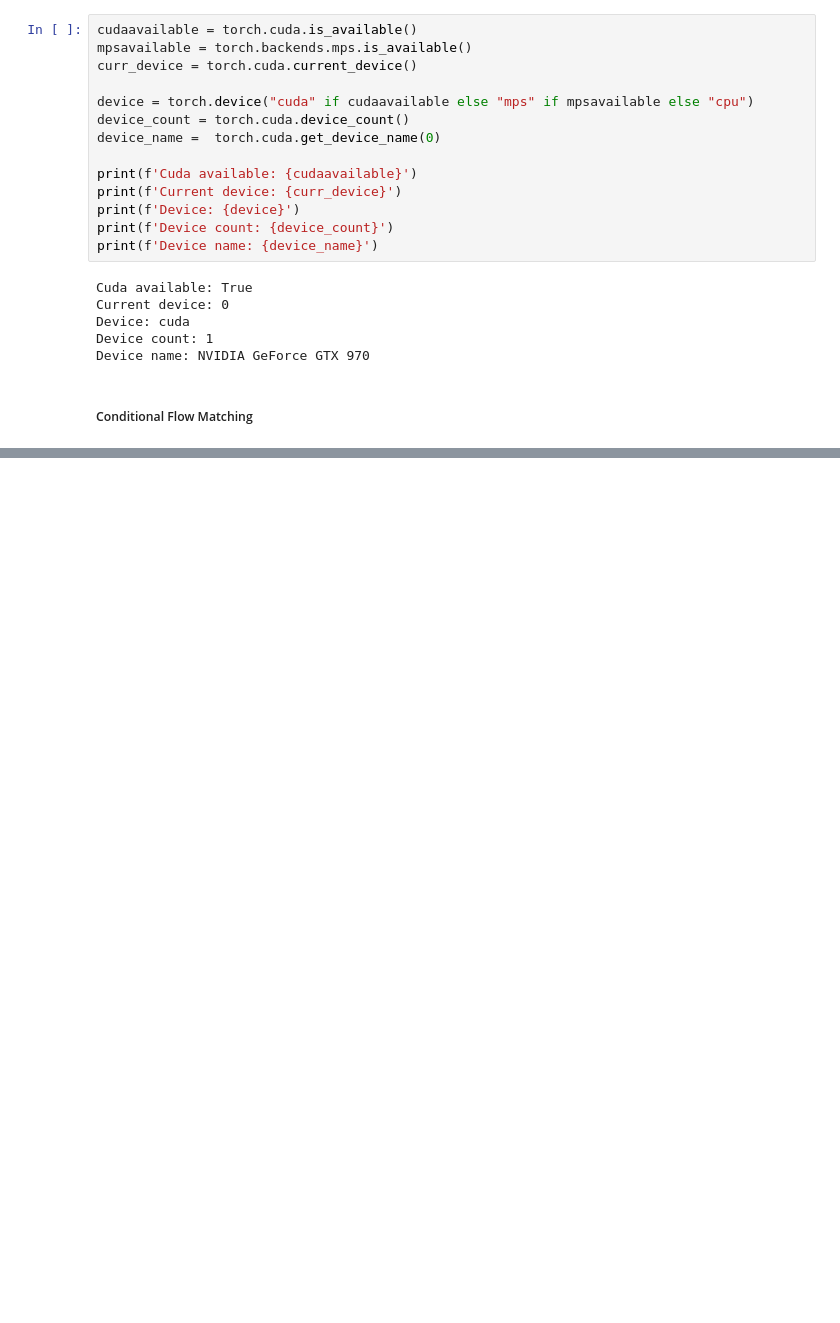
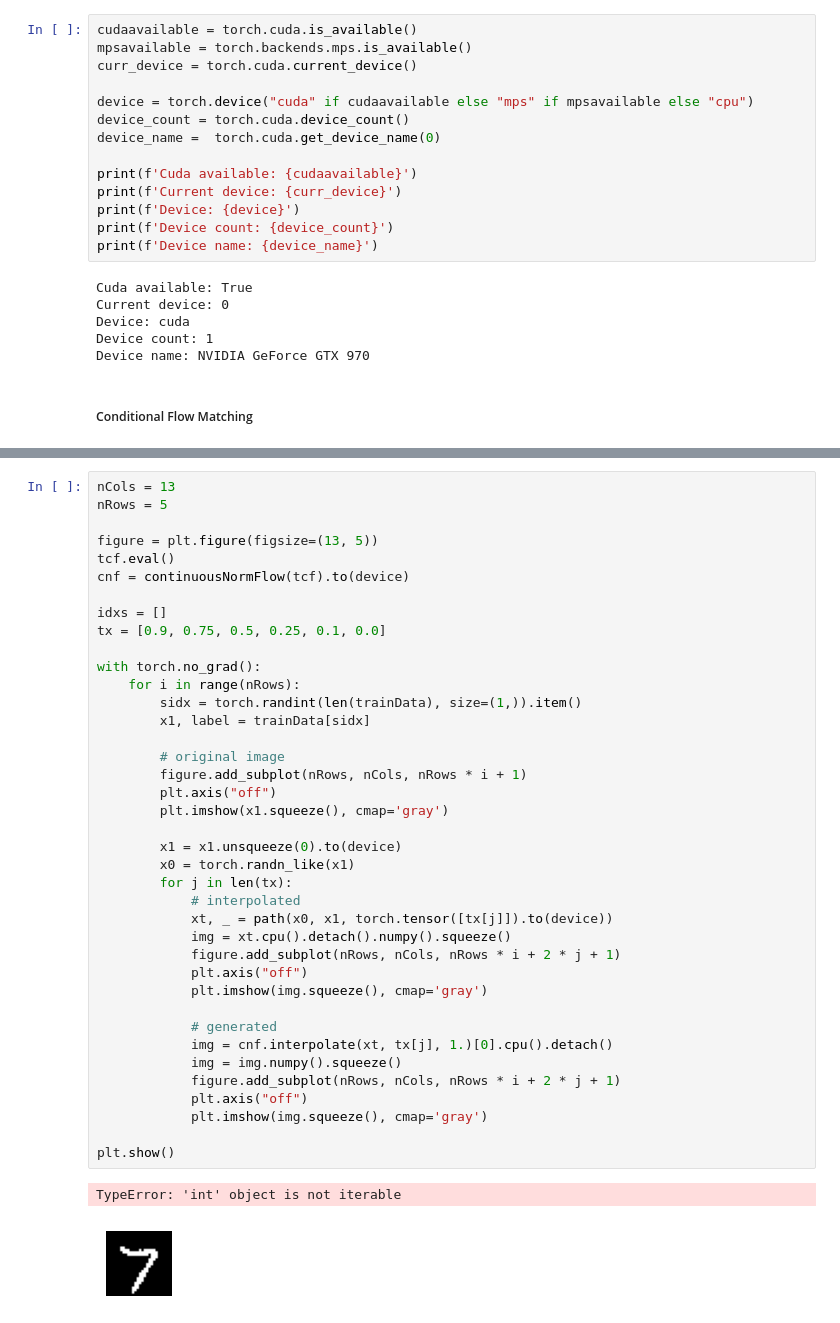
Before and after one commit to raghavsubbarao/svipy, a Jupyter notebook: notebooks/5_flowmatching.ipynb, the cells around one changed output, grey strips where cells are left out. Drawn from its saved outputs; the diff is of its cells as text; blank space fills up the shorter version.

```diff
--- a/notebooks/5_flowmatching.ipynb
+++ b/notebooks/5_flowmatching.ipynb
@@ -199,0 +283,42 @@ plt.show()
+# %%
+nCols = 13
+nRows = 5
+
+figure = plt.figure(figsize=(13, 5))
+tcf.eval()
+cnf = continuousNormFlow(tcf).to(device)
+
+idxs = []
+tx = [0.9, 0.75, 0.5, 0.25, 0.1, 0.0]
+
+with torch.no_grad():
+    for i in range(nRows):
+        sidx = torch.randint(len(trainData), size=(1,)).item()
+        x1, label = trainData[sidx]
+
+        # original image
+        figure.add_subplot(nRows, nCols, nRows * i + 1)
+        plt.axis("off")
+        plt.imshow(x1.squeeze(), cmap='gray')
+
+        x1 = x1.unsqueeze(0).to(device)
+        x0 = torch.randn_like(x1)
+        for j in len(tx):
+            # interpolated
+            xt, _ = path(x0, x1, torch.tensor([tx[j]]).to(device))
+            img = xt.cpu().detach().numpy().squeeze()
+            figure.add_subplot(nRows, nCols, nRows * i + 2 * j + 1)
+            plt.axis("off")
+            plt.imshow(img.squeeze(), cmap='gray')
+
+            # generated
+            img = cnf.interpolate(xt, tx[j], 1.)[0].cpu().detach()
+            img = img.numpy().squeeze()
+            figure.add_subplot(nRows, nCols, nRows * i + 2 * j + 1)
+            plt.axis("off")
+            plt.imshow(img.squeeze(), cmap='gray')
+
+plt.show()
+# %% [output]
+TypeError: 'int' object is not iterable
+[figure, added]
```
Also changed, not shown: parts of 14 cells of this notebook, 1 other file.
